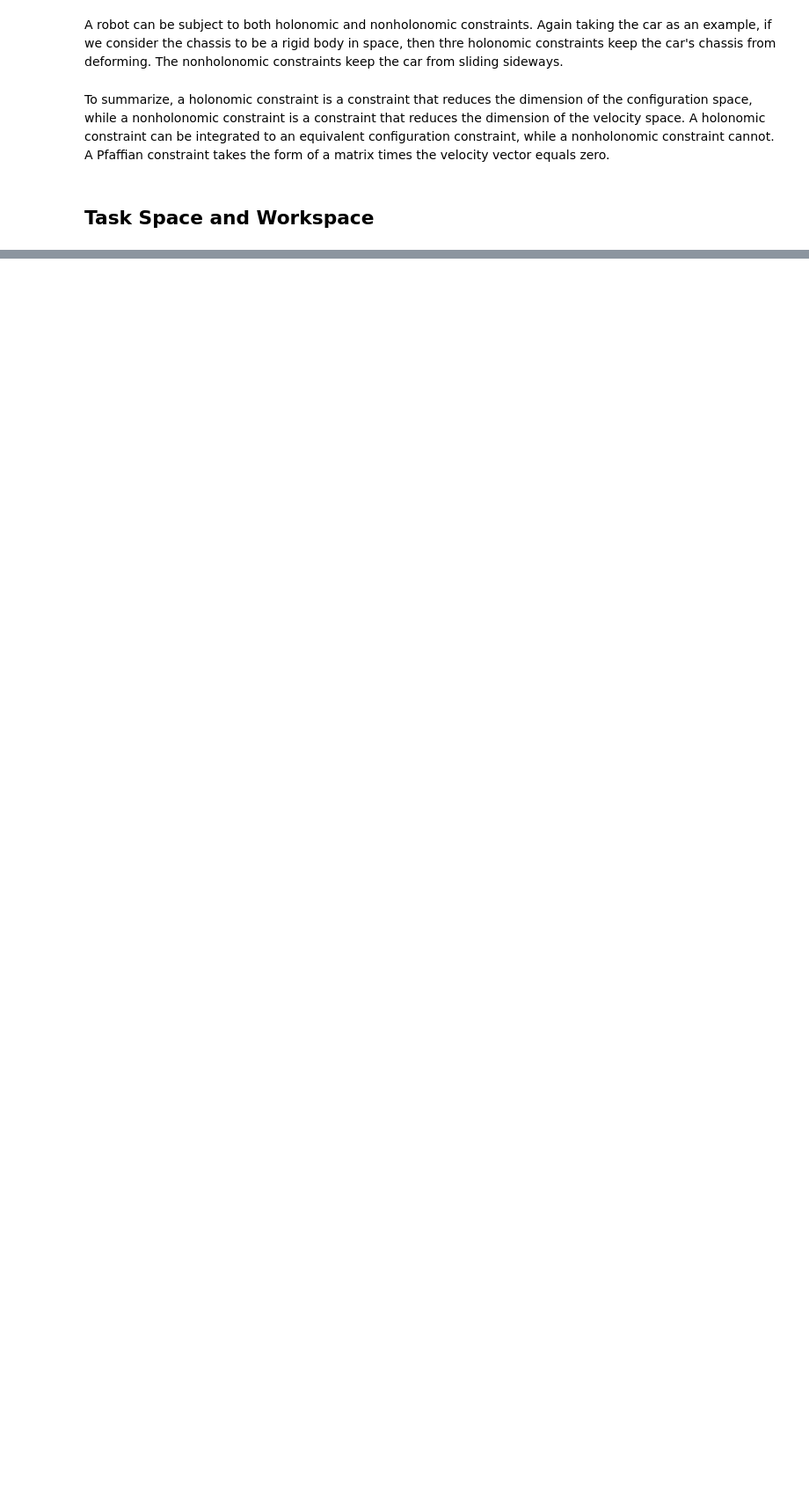
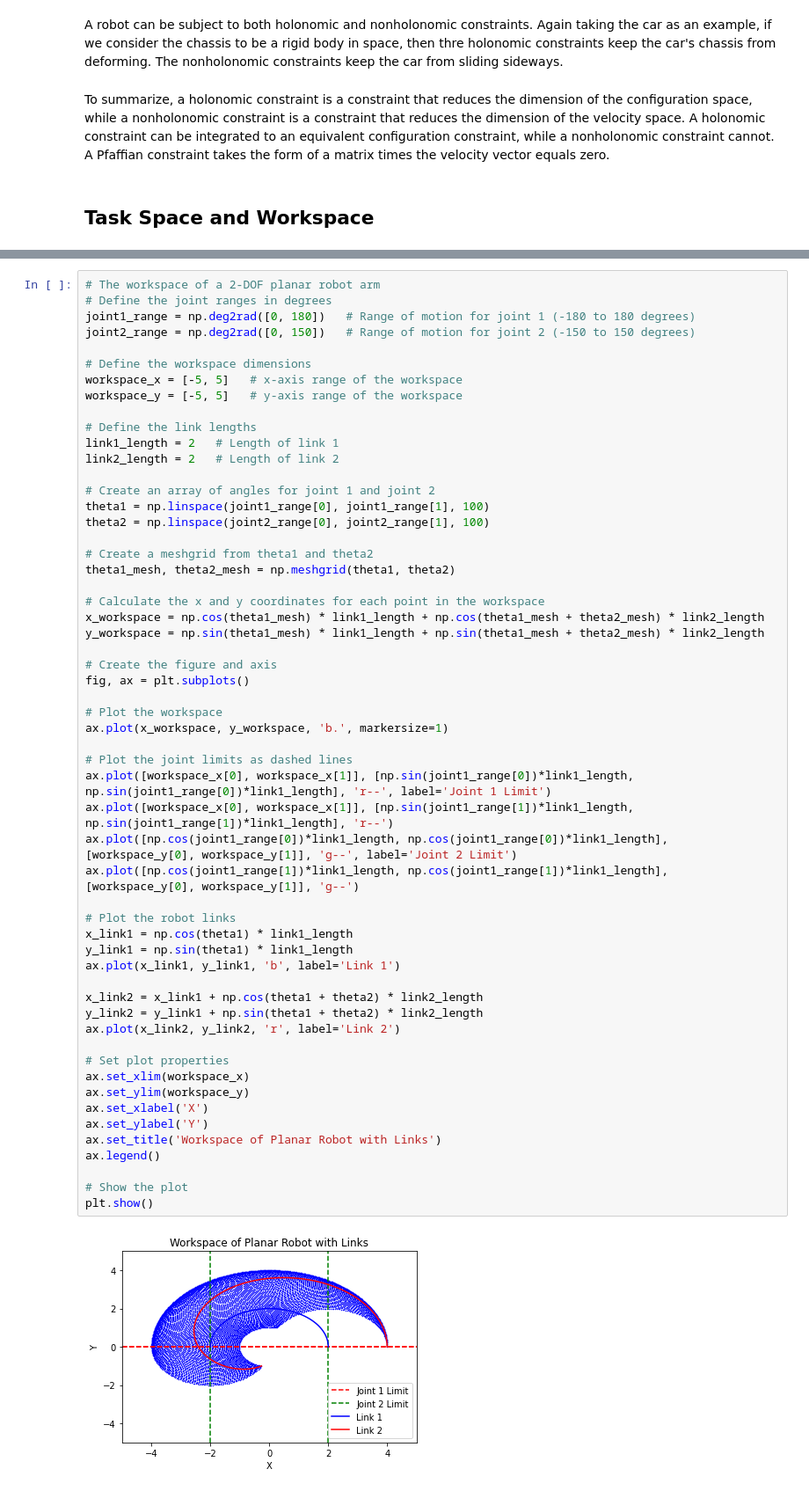
Before and after one commit to AlrIsmail/robotics_fundamentals, a Jupyter notebook: foundation_robot_motion.ipynb, the cells around one changed output, grey strips where cells are left out. Shown at 88% size. Drawn from its saved outputs; the diff is of its cells as text; blank space fills up the shorter version.

Commit message:
update : rb motion start nb on rotation,     cleaning 1st nb

```diff
--- a/foundation_robot_motion.ipynb
+++ b/foundation_robot_motion.ipynb
@@ -701,0 +715,58 @@ To summarize, a holonomic constraint is a constraint that reduces the dimension
+# %%
+# The workspace of a 2-DOF planar robot arm
+# Define the joint ranges in degrees
+joint1_range = np.deg2rad([0, 180])   # Range of motion for joint 1 (-180 to 180 degrees)
+joint2_range = np.deg2rad([0, 150])   # Range of motion for joint 2 (-150 to 150 degrees)
+
+# Define the workspace dimensions
+workspace_x = [-5, 5]   # x-axis range of the workspace
+workspace_y = [-5, 5]   # y-axis range of the workspace
+
+# Define the link lengths
+link1_length = 2   # Length of link 1
+link2_length = 2   # Length of link 2
+
+# Create an array of angles for joint 1 and joint 2
+theta1 = np.linspace(joint1_range[0], joint1_range[1], 100)
+theta2 = np.linspace(joint2_range[0], joint2_range[1], 100)
+
+# Create a meshgrid from theta1 and theta2
+theta1_mesh, theta2_mesh = np.meshgrid(theta1, theta2)
+
+# Calculate the x and y coordinates for each point in the workspace
+x_workspace = np.cos(theta1_mesh) * link1_length + np.cos(theta1_mesh + theta2_mesh) * link2_length
+y_workspace = np.sin(theta1_mesh) * link1_length + np.sin(theta1_mesh + theta2_mesh) * link2_length
+
+# Create the figure and axis
+fig, ax = plt.subplots()
+
+# Plot the workspace
+ax.plot(x_workspace, y_workspace, 'b.', markersize=1)
+
+# Plot the joint limits as dashed lines
+ax.plot([workspace_x[0], workspace_x[1]], [np.sin(joint1_range[0])*link1_length, np.sin(joint1_range[0])*link1_length], 'r--', label='Joint 1 Limit')
+ax.plot([workspace_x[0], workspace_x[1]], [np.sin(joint1_range[1])*link1_length, np.sin(joint1_range[1])*link1_length], 'r--')
+ax.plot([np.cos(joint1_range[0])*link1_length, np.cos(joint1_range[0])*link1_length], [workspace_y[0], workspace_y[1]], 'g--', label='Joint 2 Limit')
+ax.plot([np.cos(joint1_range[1])*link1_length, np.cos(joint1_range[1])*link1_length], [workspace_y[0], workspace_y[1]], 'g--')
+
+# Plot the robot links
+x_link1 = np.cos(theta1) * link1_length
+y_link1 = np.sin(theta1) * link1_length
+ax.plot(x_link1, y_link1, 'b', label='Link 1')
+
+x_link2 = x_link1 + np.cos(theta1 + theta2) * link2_length
+y_link2 = y_link1 + np.sin(theta1 + theta2) * link2_length
+ax.plot(x_link2, y_link2, 'r', label='Link 2')
+
+# Set plot properties
+ax.set_xlim(workspace_x)
+ax.set_ylim(workspace_y)
+ax.set_xlabel('X')
+ax.set_ylabel('Y')
+ax.set_title('Workspace of Planar Robot with Links')
+ax.legend()
+
+# Show the plot
+plt.show()
+# %% [output]
+[figure, added]
```
Also changed, not shown: parts of 10 cells of this notebook, 4 other files.
